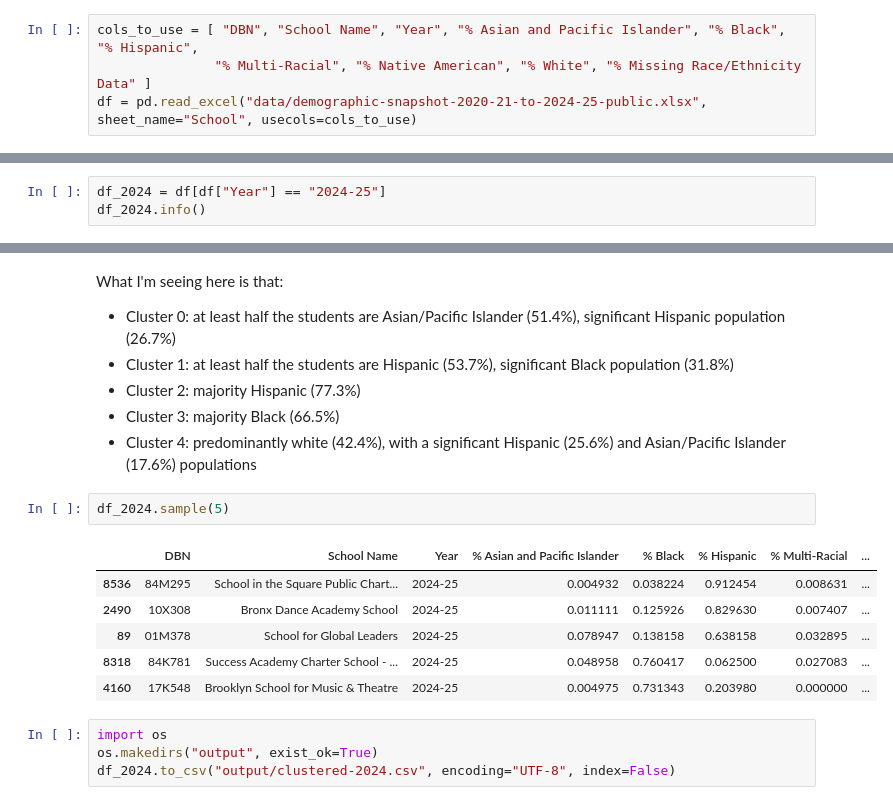
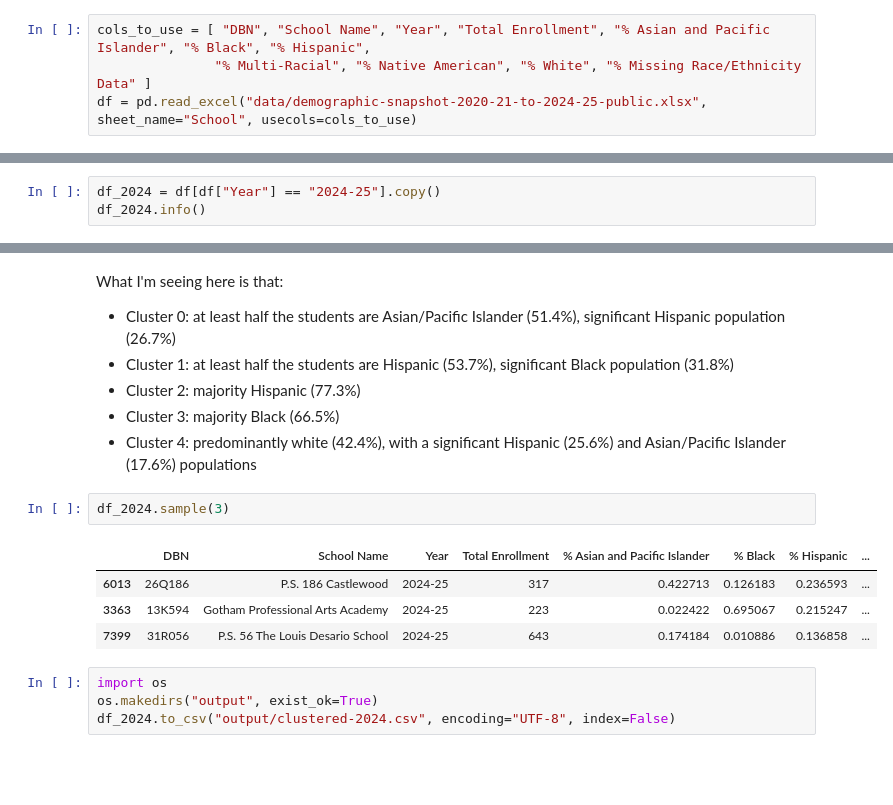
Before and after one commit to cmgsalazar/nyc-schools-cluster, a Jupyter notebook: 1_clustering.ipynb, the cells around one changed output, grey strips where cells are left out. Saved outputs shown, nothing was run; the diff lists cells and outputs as text; blank space fills up the shorter version.

Commit message:
Add `Total Enrollment` in data

```diff
--- a/1_clustering.ipynb
+++ b/1_clustering.ipynb
@@ -9,14 +9,14 @@ import matplotlib.pyplot as plt
 # %% [markdown]
 ## Data cleanup
 # %%
-cols_to_use = [ "DBN", "School Name", "Year", "% Asian and Pacific Islander", "% Black", "% Hispanic",
+cols_to_use = [ "DBN", "School Name", "Year", "Total Enrollment", "% Asian and Pacific Islander", "% Black", "% Hispanic",
                "% Multi-Racial", "% Native American", "% White", "% Missing Race/Ethnicity Data" ]
 df = pd.read_excel("data/demographic-snapshot-2020-21-to-2024-25-public.xlsx", sheet_name="School", usecols=cols_to_use)
 # %%
 # add borough information
 df["Borough"] = df["DBN"].str.extract(r"([A-Z])")
 # %%
-df_2024 = df[df["Year"] == "2024-25"]
+df_2024 = df[df["Year"] == "2024-25"].copy()
 df_2024.info()
 # %% [output]
 <class 'pandas.core.frame.DataFrame'>
@@ -103,14 +98,12 @@ What I'm seeing here is that:
 * Cluster 3: majority Black (66.5%)
 * Cluster 4: predominantly white (42.4%), with a significant Hispanic (25.6%) and Asian/Pacific Islander (17.6%) populations
 # %%
-df_2024.sample(5)
+df_2024.sample(3)
 # %% [output]
-|  | DBN | School Name | Year | % Asian and Pacific Islander | % Black | % Hispanic | % Multi-Racial | ... |
-| 8536 | 84M295 | School in the Square Public Chart... | 2024-25 | 0.004932 | 0.038224 | 0.912454 | 0.008631 | ... |
-| 2490 | 10X308 | Bronx Dance Academy School | 2024-25 | 0.011111 | 0.125926 | 0.829630 | 0.007407 | ... |
-| 89 | 01M378 | School for Global Leaders | 2024-25 | 0.078947 | 0.138158 | 0.638158 | 0.032895 | ... |
-| 8318 | 84K781 | Success Academy Charter School - ... | 2024-25 | 0.048958 | 0.760417 | 0.062500 | 0.027083 | ... |
-| 4160 | 17K548 | Brooklyn School for Music & Theatre | 2024-25 | 0.004975 | 0.731343 | 0.203980 | 0.000000 | ... |
+|  | DBN | School Name | Year | Total Enrollment | % Asian and Pacific Islander | % Black | % Hispanic | ... |
+| 6013 | 26Q186 | P.S. 186 Castlewood | 2024-25 | 317 | 0.422713 | 0.126183 | 0.236593 | ... |
+| 3363 | 13K594 | Gotham Professional Arts Academy | 2024-25 | 223 | 0.022422 | 0.695067 | 0.215247 | ... |
+| 7399 | 31R056 | P.S. 56 The Louis Desario School | 2024-25 | 643 | 0.174184 | 0.010886 | 0.136858 | ... |
 # %%
 import os
 os.makedirs("output", exist_ok=True)
```
Also changed, not shown: parts of 3 cells of this notebook, 3 other files.
